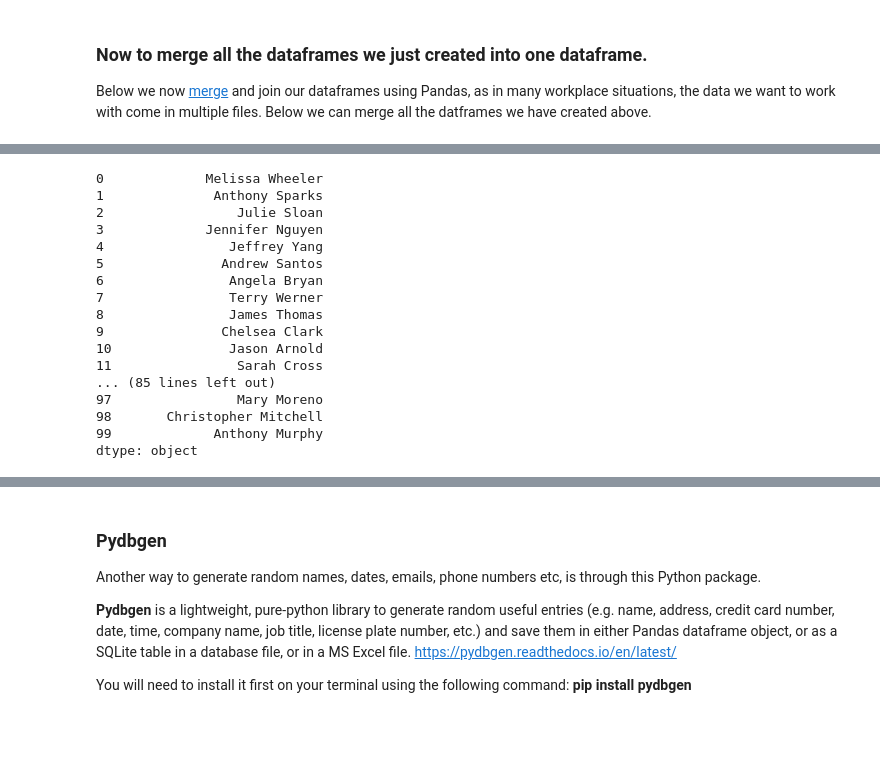
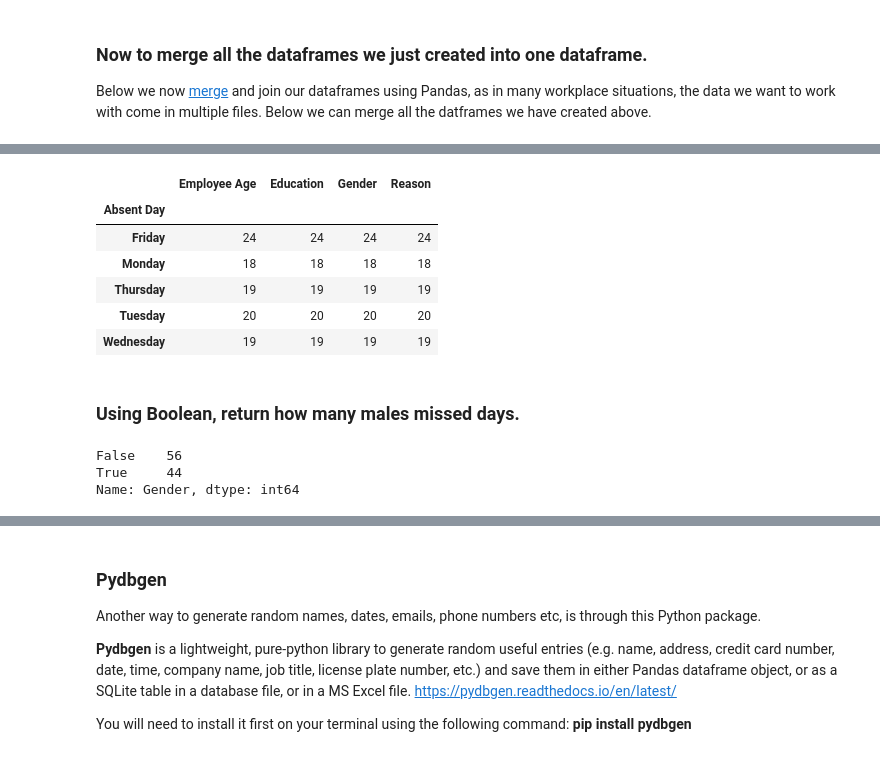
Before and after one commit to daithimarkham/Programming-for-Data-Analysis-Project-2019, a Jupyter notebook: Programming for Data Analysis Project 2019.ipynb, the cells around one changed output, grey strips where cells are left out. Drawn from its saved outputs; the diff is of its cells as text; code cells hidden in the pictures; blank space fills up the shorter version.

```diff
--- a/Programming for Data Analysis Project 2019.ipynb
+++ b/Programming for Data Analysis Project 2019.ipynb
@@ -320,25 +290,20 @@ merged_df # Displays all the dataframes that we just merged into one.
 100 rows × 5 columns
-# %%
-import pydbgen
-from pydbgen import pydbgen # # imports the package.
-myDB=pydbgen.pydb()
-generator = pydbgen.pydb()
-generator.gen_data_series(num=100,data_type='name')
-# %% [output]
-0             Melissa Wheeler
-1              Anthony Sparks
-2                 Julie Sloan
-3             Jennifer Nguyen
-4                Jeffrey Yang
-5               Andrew Santos
-6                Angela Bryan
-7                Terry Werner
-8                James Thomas
-9               Chelsea Clark
-10               Jason Arnold
-11                Sarah Cross
-... (85 lines left out)
-97                Mary Moreno
-98       Christopher Mitchell
-99             Anthony Murphy
-dtype: object
+# %%
+Main_df.groupby('Absent Day').count()
+# %% [output]
+|  | Employee Age | Education | Gender | Reason |
+| Absent Day |  |  |  |  |
+| Friday | 24 | 24 | 24 | 24 |
+| Monday | 18 | 18 | 18 | 18 |
+| Thursday | 19 | 19 | 19 | 19 |
+| Tuesday | 20 | 20 | 20 | 20 |
+| Wednesday | 19 | 19 | 19 | 19 |
+# %% [markdown]
+### Using Boolean, return how many males missed days.
+# %%
+is_Male = Main_df['Gender'] == 'Male' # Using a statment like SQL, function counts how many males, using Boolean.
+is_Male.value_counts() # Returns how many males = true.
+# %% [output]
+False    56
+True     44
+Name: Gender, dtype: int64
```
Also changed, not shown: parts of 25 cells of this notebook, 1 other file.
